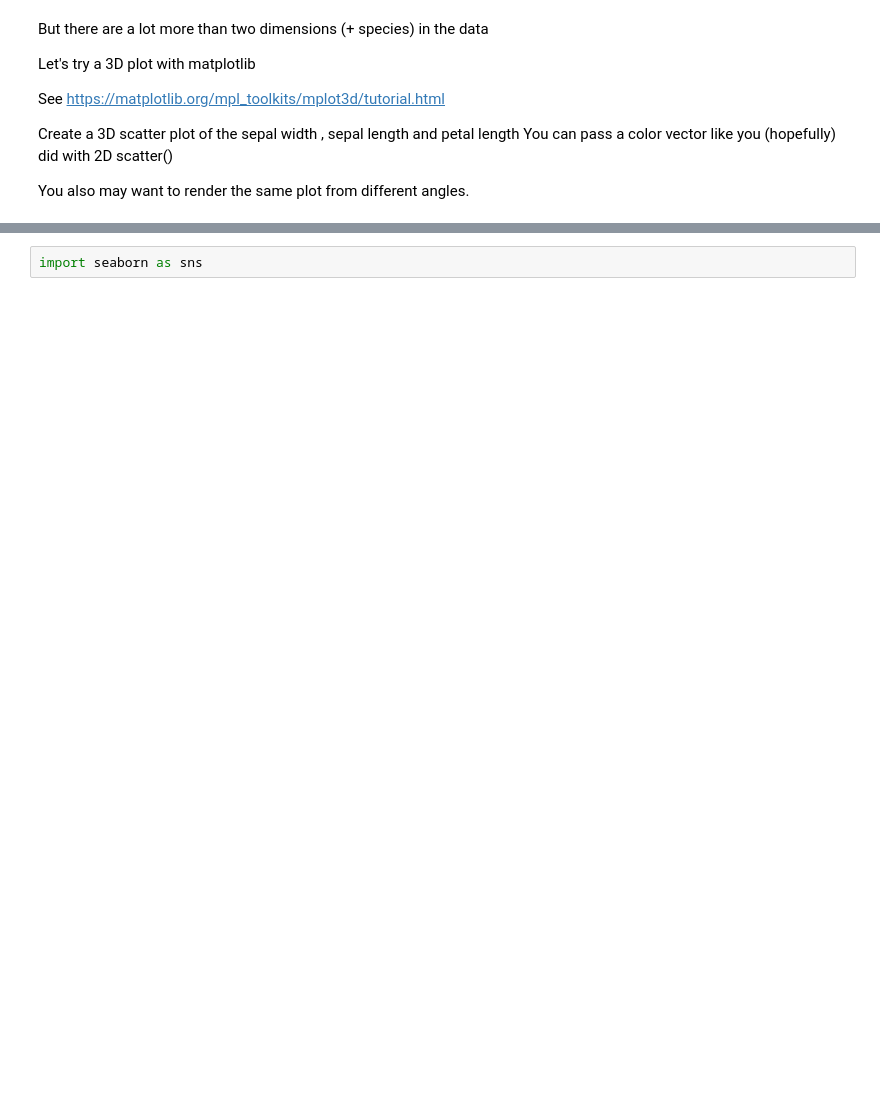
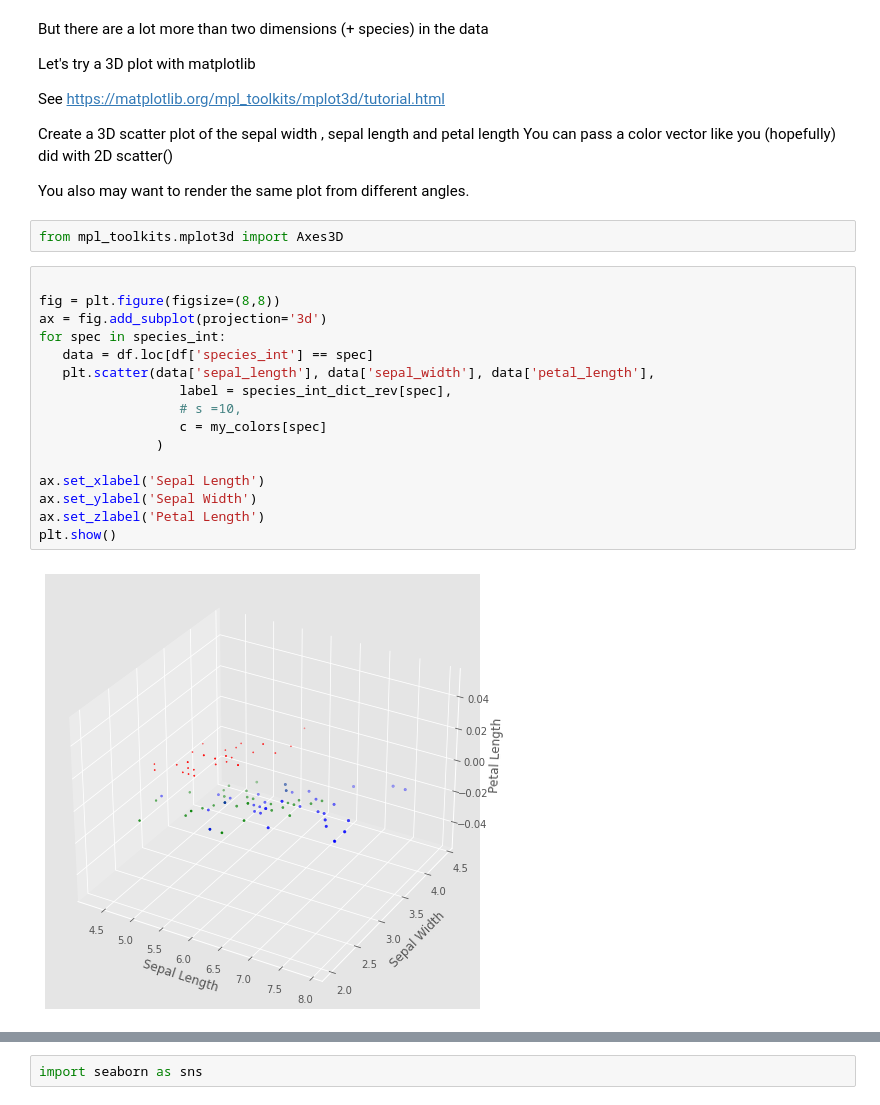
Before and after one commit to huuugh18/Programming-In-Python, a Jupyter notebook: Module 7 - Data Plotting/Assignment1.ipynb, the cells around one changed output, grey strips where cells are left out. Cells and saved outputs as stored; diff of their text form; blank space fills up the shorter version.

```diff
--- a/Module 7 - Data Plotting/Assignment1.ipynb
+++ b/Module 7 - Data Plotting/Assignment1.ipynb
@@ -31,3 +93,23 @@ Create a 3D scatter plot of the sepal width , sepal length and petal length
 You can pass a color vector like you (hopefully) did with 2D scatter()
 
 You also may want to render the same plot from different angles.
+# %%
+from mpl_toolkits.mplot3d import Axes3D
+# %%
+
+fig = plt.figure(figsize=(8,8))
+ax = fig.add_subplot(projection='3d')
+for spec in species_int:
+   data = df.loc[df['species_int'] == spec]
+   plt.scatter(data['sepal_length'], data['sepal_width'], data['petal_length'],
+                  label = species_int_dict_rev[spec],
+                  # s =10,
+                  c = my_colors[spec]
+               )
+
+ax.set_xlabel('Sepal Length')
+ax.set_ylabel('Sepal Width')
+ax.set_zlabel('Petal Length')
+plt.show()
+# %% [output]
+[figure, added]
```
Also changed, not shown: parts of 12 cells of this notebook, 1 other file.
